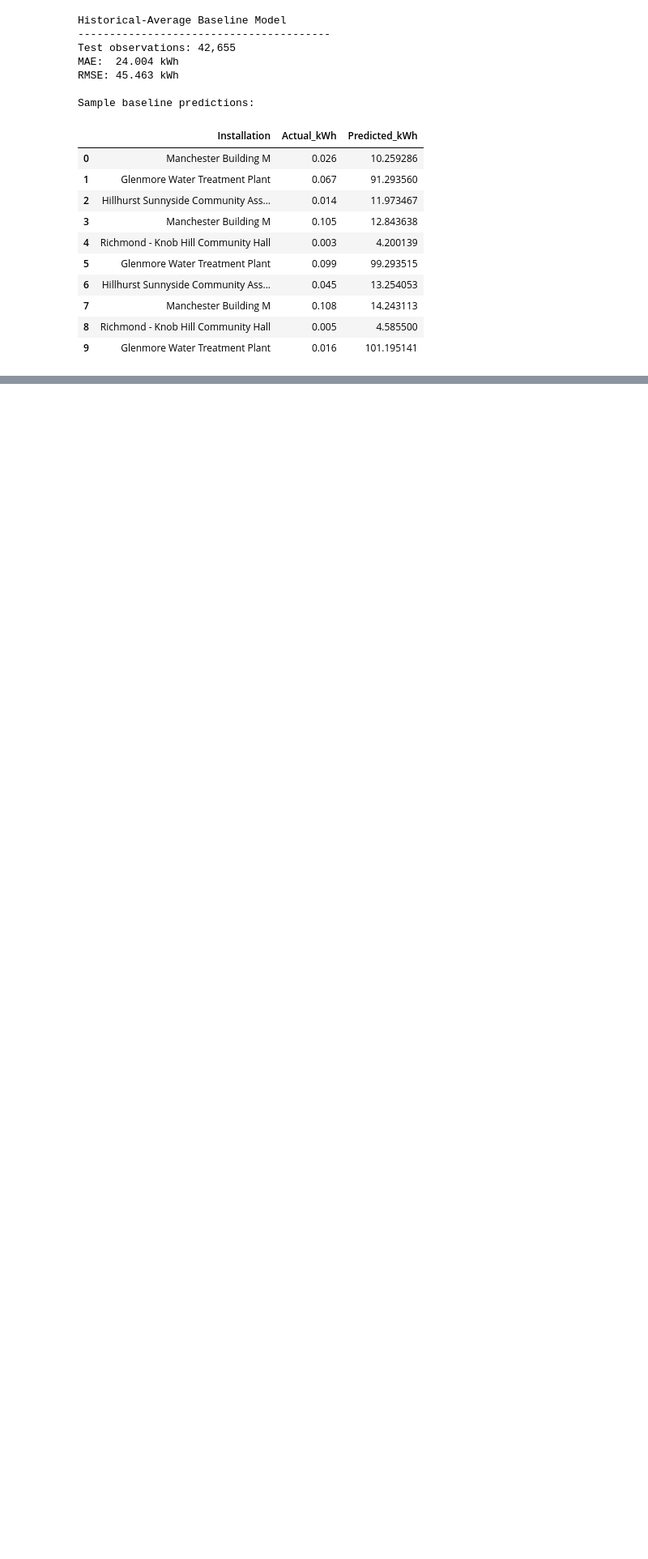
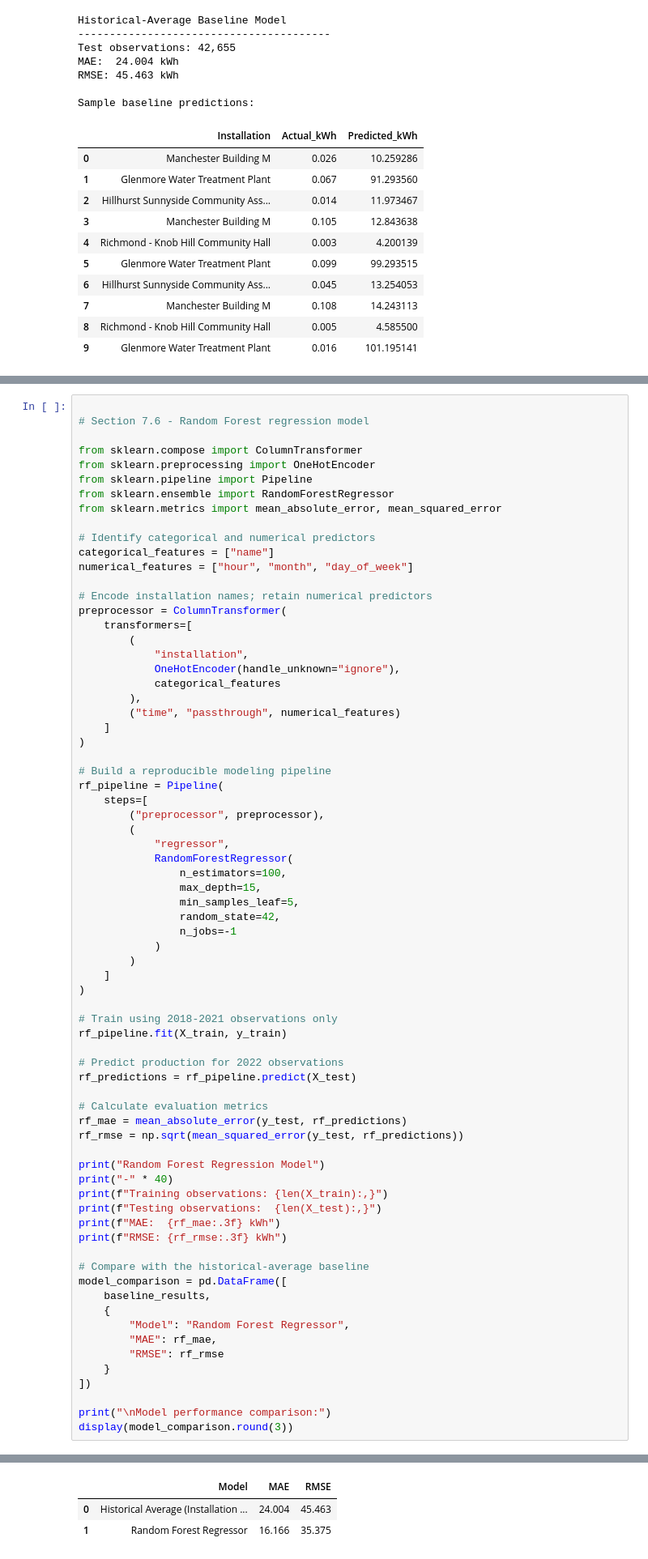
Before and after one commit to damisar/Solar-Energy-Production-Analysis, a Jupyter notebook: notebooks/solar_production_eda.ipynb, the cells around one changed output, grey strips where cells are left out. Shown at 81% size. Cells and saved outputs as stored; diff of their text form; blank space fills up the shorter version.

```diff
--- a/notebooks/solar_production_eda.ipynb
+++ b/notebooks/solar_production_eda.ipynb
@@ -4127,0 +4166,73 @@ Sample baseline predictions:
+# %%
+
+# Section 7.6 - Random Forest regression model
+
+from sklearn.compose import ColumnTransformer
+from sklearn.preprocessing import OneHotEncoder
+from sklearn.pipeline import Pipeline
+from sklearn.ensemble import RandomForestRegressor
+from sklearn.metrics import mean_absolute_error, mean_squared_error
+
+# Identify categorical and numerical predictors
+categorical_features = ["name"]
+numerical_features = ["hour", "month", "day_of_week"]
+
+# Encode installation names; retain numerical predictors
+preprocessor = ColumnTransformer(
+    transformers=[
+        (
+            "installation",
+            OneHotEncoder(handle_unknown="ignore"),
+            categorical_features
+        ),
+        ("time", "passthrough", numerical_features)
+    ]
+)
+
+# Build a reproducible modeling pipeline
+rf_pipeline = Pipeline(
+    steps=[
+        ("preprocessor", preprocessor),
+        (
+            "regressor",
+            RandomForestRegressor(
+                n_estimators=100,
+                max_depth=15,
+                min_samples_leaf=5,
+                random_state=42,
+                n_jobs=-1
+            )
+        )
+    ]
+)
+
+# Train using 2018-2021 observations only
+rf_pipeline.fit(X_train, y_train)
+
+# Predict production for 2022 observations
+rf_predictions = rf_pipeline.predict(X_test)
+
+# Calculate evaluation metrics
+rf_mae = mean_absolute_error(y_test, rf_predictions)
+rf_rmse = np.sqrt(mean_squared_error(y_test, rf_predictions))
+
+print("Random Forest Regression Model")
+print("-" * 40)
+print(f"Training observations: {len(X_train):,}")
+print(f"Testing observations:  {len(X_test):,}")
+print(f"MAE:  {rf_mae:.3f} kWh")
+print(f"RMSE: {rf_rmse:.3f} kWh")
+
+# Compare with the historical-average baseline
+model_comparison = pd.DataFrame([
+    baseline_results,
+    {
+        "Model": "Random Forest Regressor",
+        "MAE": rf_mae,
+        "RMSE": rf_rmse
+    }
+])
+
+print("\nModel performance comparison:")
+display(model_comparison.round(3))
+# %% [output]
@@ -4127,0 +4247,3 @@ Sample baseline predictions:
+|  | Model | MAE | RMSE |
+| 0 | Historical Average (Installation ... | 24.004 | 45.463 |
+| 1 | Random Forest Regressor | 16.166 | 35.375 |
```
Also changed, not shown: parts of 14 cells of this notebook.
